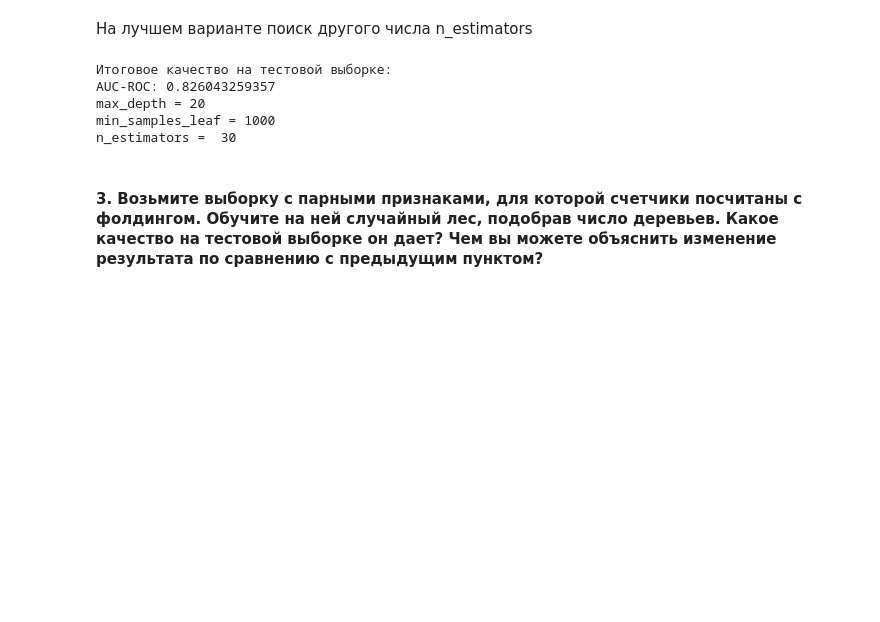
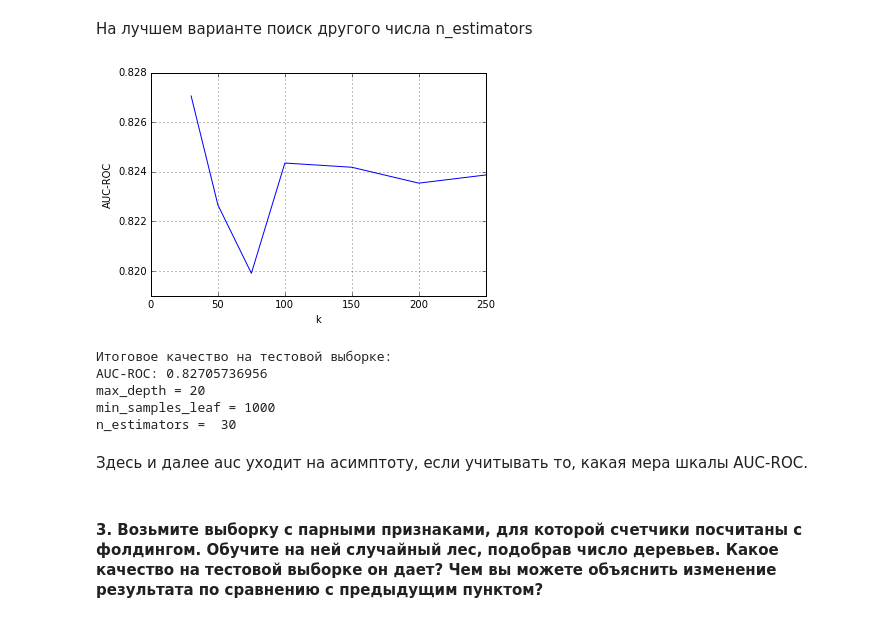
Before and after one commit to AleksSol/ML, a Jupyter notebook: lab01_pandas_knn_trees.ipynb, the cells around one changed output. Cells and saved outputs as stored; diff of their text form; code cells hidden in the pictures; blank space fills up the shorter version.

```diff
--- a/lab01_pandas_knn_trees.ipynb
+++ b/lab01_pandas_knn_trees.ipynb
@@ -639,12 +639,19 @@ print('AUC-ROC:', max_answ, 'max_depth =', d, 'min_samples_leaf =', l, 'n_estima
 AUC-ROC: 0.826043259357 max_depth = 20 min_samples_leaf = 1000 n_estimators =  30
 # %% [markdown]
 На лучшем варианте поиск другого числа n_estimators
+# %%
+x = [30,  50, 75, 100, 150, 200, 250]
+yy = []
 # %%
-for i in [30, 50,100, 200, 250, 300]:
+d = 20
+l = 1000
+max_answ = 0
+k = 0;
+for i in x:
     cl_forest = RandomForestClassifier(n_estimators=i, max_depth=d, min_samples_leaf=l)
     cl_forest.fit(X_tree, y_tr)
     fg = cl_forest.predict_proba(x_tree)
-    answ = metrics.roc_auc_score(y, fg[:,1])
-    if(answ > max_answ):
-        max_answ = answ
-        e = k
+    yy+=[metrics.roc_auc_score(y, fg[:,1])]
+    if(metrics.roc_auc_score(y, fg[:,1]) > max_answ):
+        max_answ = metrics.roc_auc_score(y, fg[:,1])
+        k = i
@@ -651,12 +661,22 @@ for i in [30, 50,100, 200, 250, 300]:
+# %%
+plt.plot(x, yy)
+plt.xlabel('k')
+plt.ylabel('AUC-ROC')
+plt.grid()
+plt.show()
+# %% [output]
+[figure, added]
 # %%
 print('Итоговое качество на тестовой выборке:\nAUC-ROC:', max_answ, '\nmax_depth =', d, '\nmin_samples_leaf =',
-      l, '\nn_estimators = ', e)
+      l, '\nn_estimators = ', k)
 # %% [output]
 Итоговое качество на тестовой выборке:
-AUC-ROC: 0.826043259357
+AUC-ROC: 0.82705736956
 max_depth = 20
 min_samples_leaf = 1000
 n_estimators =  30
+# %% [markdown]
+Здесь и далее auc уходит на асимптоту, если учитывать то, какая мера шкалы AUC-ROC.
 # %% [markdown]
 #### 3. Возьмите выборку с парными признаками, для которой счетчики посчитаны с фолдингом. Обучите на ней случайный лес, подобрав число деревьев. Какое качество на тестовой выборке он дает? Чем вы можете объяснить изменение результата по сравнению с предыдущим пунктом?
 # %%
```
Also changed, not shown: parts of 3 cells of this notebook.
